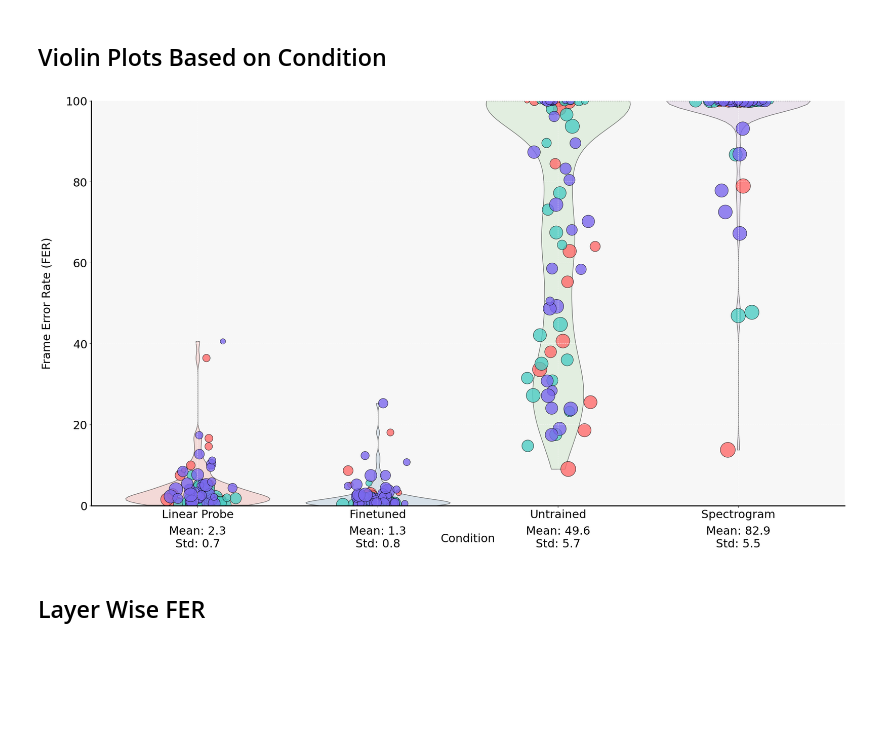
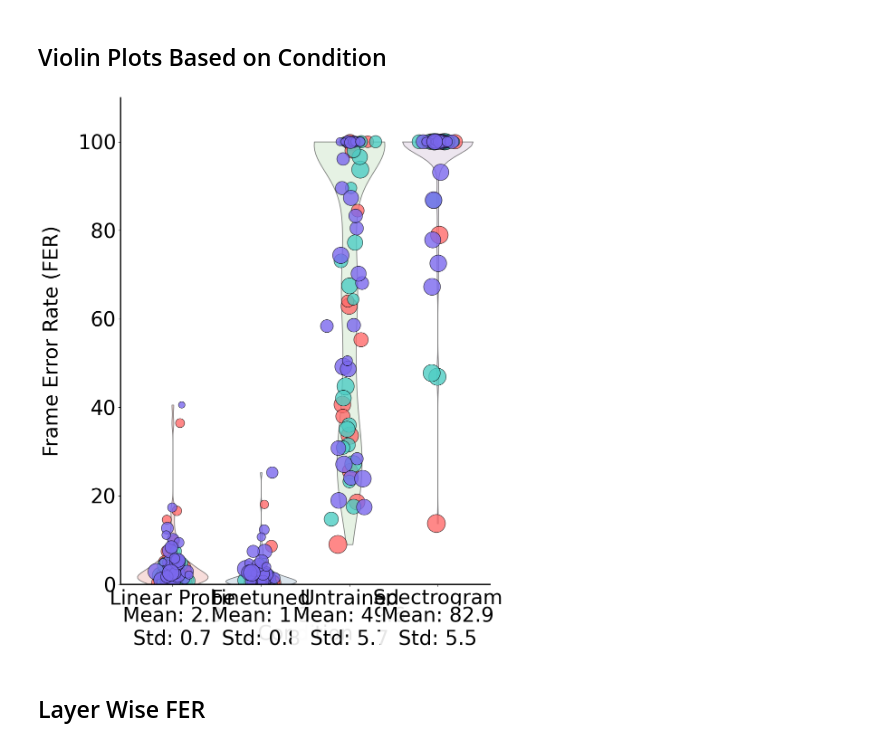
Before and after one commit to georgevenven/tweety_bert, a Jupyter notebook: figure_generation_scripts/linear_probe_analysis.ipynb, the cells around one changed output. Drawn from its saved outputs; the diff is of its cells as text; code cells hidden in the pictures; blank space fills up the shorter version.

Commit message:
updated figure 6 plot gen, also made a script that gives info about npz files (num songs, num pts, etc)

```diff
--- a/figure_generation_scripts/linear_probe_analysis.ipynb
+++ b/figure_generation_scripts/linear_probe_analysis.ipynb
@@ -62,20 +62,17 @@ for llb in ['llb3', 'llb11', 'llb16']:
 
 # Set style and color parameters
 plt.style.use('default')
-plt.figure(figsize=(22, 14))
+plt.figure(figsize=(20, 14))
 
 # Set consistent font size
-FONT_SIZE = 22
+FONT_SIZE = 32
 plt.rcParams.update({
     'font.size': FONT_SIZE,
     'font.family': 'sans-serif',
     'axes.linewidth': 2,
-    'axes.grid': True,
-    'grid.alpha': 0.3,
-    'axes.facecolor': '#f7f7f7',
+    'axes.grid': False,
+    'axes.facecolor': 'white',
     'figure.facecolor': 'white',
-    'grid.color': 'white',
-    'grid.linestyle': '-',
     'axes.spines.top': False,
     'axes.spines.right': False
 })
@@ -97,8 +94,8 @@ sns.violinplot(x='Condition', y='FER', data=df,
                alpha=0.5, linewidth=1.2, edgecolor='black')
 
 # Set y-axis limit and customize grid
-plt.ylim(0, 100)
-plt.grid(True, linestyle='--', alpha=0.7)
+plt.ylim(0, 110)
+plt.grid(False)
 
 # Add scatter plots with improved styling
 base_conditions = list(condition_mapping.values())
@@ -115,34 +112,34 @@ for i, cond in enumerate(base_conditions):
                    color=color,
                    edgecolor='black',
                    linewidth=0.8,
                    alpha=0.8,
                    s=sizes)
 
 # Update statistics display - place stats below x-axis labels
 for i, cond in enumerate(base_conditions):
     mean = np.mean(condition_total_fers[cond])
     std_dev = np.std(condition_total_fers[cond])
     plt.text(i, -5, f'Mean: {mean:.1f}\nStd: {std_dev:.1f}',
              ha='center', va='top',
              fontsize=FONT_SIZE,
              bbox=dict(facecolor='white', alpha=0.9, edgecolor='none', pad=2))
 
 # Customize plot appearance
 plt.xlabel('Condition', fontsize=FONT_SIZE, labelpad=25)
 plt.ylabel('Frame Error Rate (FER)', fontsize=FONT_SIZE, labelpad=25)
 
 # Improve x-axis labels
 plt.xticks(rotation=0, ha='center')
 for label in plt.gca().get_xticklabels():
     label.set_fontsize(FONT_SIZE)
 
 # Adjust layout with less padding and make room for stats
 plt.tight_layout(pad=1)
 plt.subplots_adjust(bottom=0.2)
 
 plt.show()
 # %% [output]
-[figure, old version]
+[figure, new version]
 # %% [markdown]
 ## Layer Wise FER
 # %%
```
Also changed, not shown: 1 other file.
